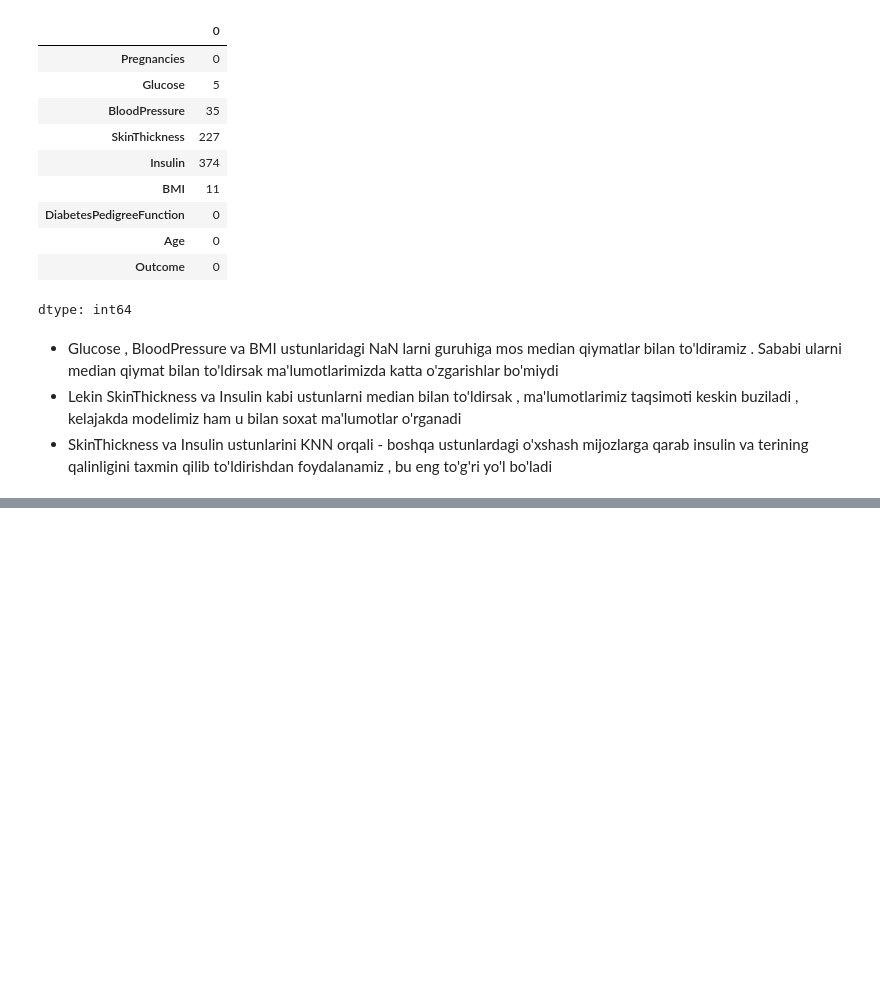
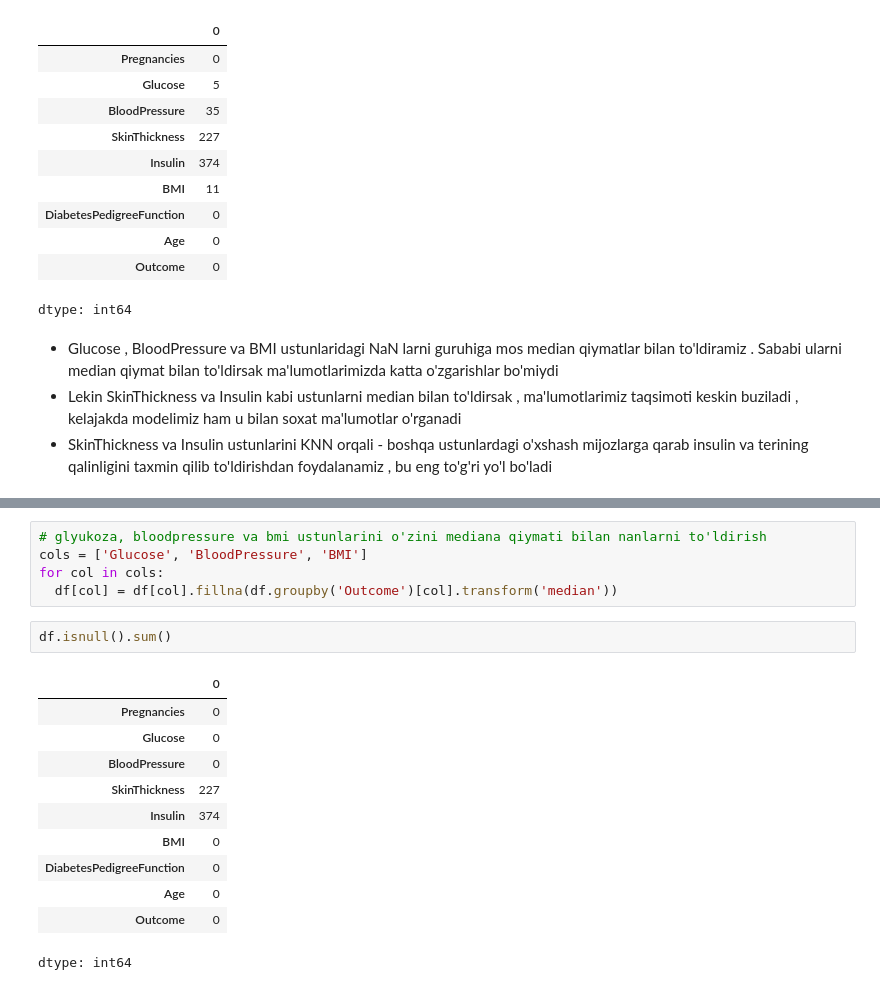
Before and after one commit to izzat-ai/learning-ai, a Jupyter notebook: projects/diabet_project/diabetes_project.ipynb, the cells around one changed output, grey strips where cells are left out. Saved outputs shown, nothing was run; the diff lists cells and outputs as text; blank space fills up the shorter version.

```diff
--- a/projects/diabet_project/diabetes_project.ipynb
+++ b/projects/diabet_project/diabetes_project.ipynb
@@ -147,0 +139,19 @@ df.groupby('BMI')[['Glucose', 'BloodPressure']].median()
+# %%
+# glyukoza, bloodpressure va bmi ustunlarini o'zini mediana qiymati bilan nanlarni to'ldirish
+cols = ['Glucose', 'BloodPressure', 'BMI']
+for col in cols:
+  df[col] = df[col].fillna(df.groupby('Outcome')[col].transform('median'))
+# %%
+df.isnull().sum()
+# %% [output]
+|  | 0 |
+| Pregnancies | 0 |
+| Glucose | 0 |
+| BloodPressure | 0 |
+| SkinThickness | 227 |
+| Insulin | 374 |
+| BMI | 0 |
+| DiabetesPedigreeFunction | 0 |
+| Age | 0 |
+| Outcome | 0 |
+dtype: int64
```
Also changed, not shown: parts of 5 cells of this notebook.
